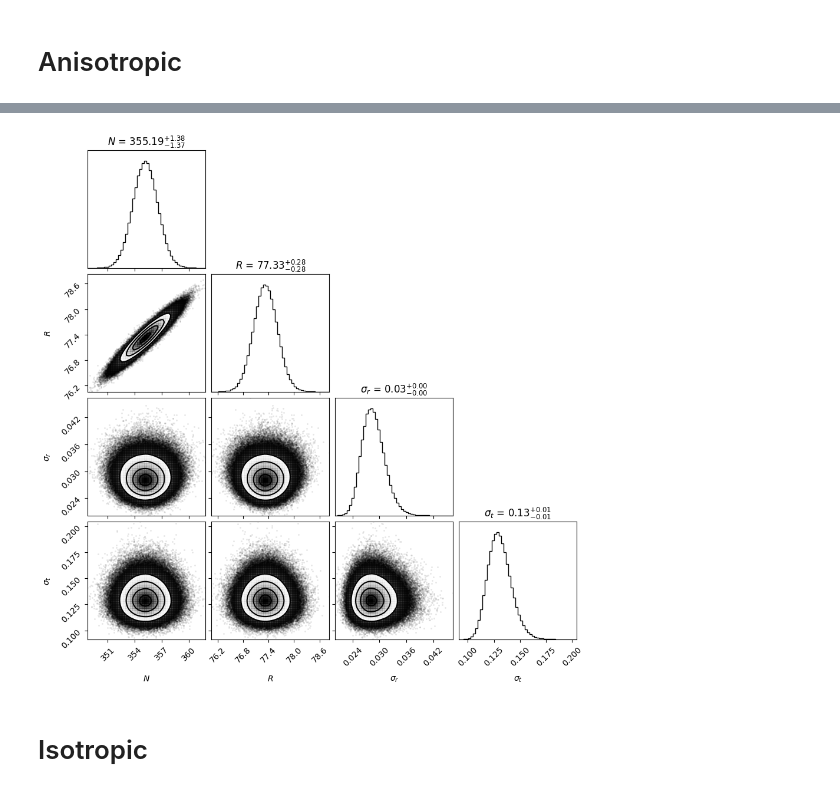
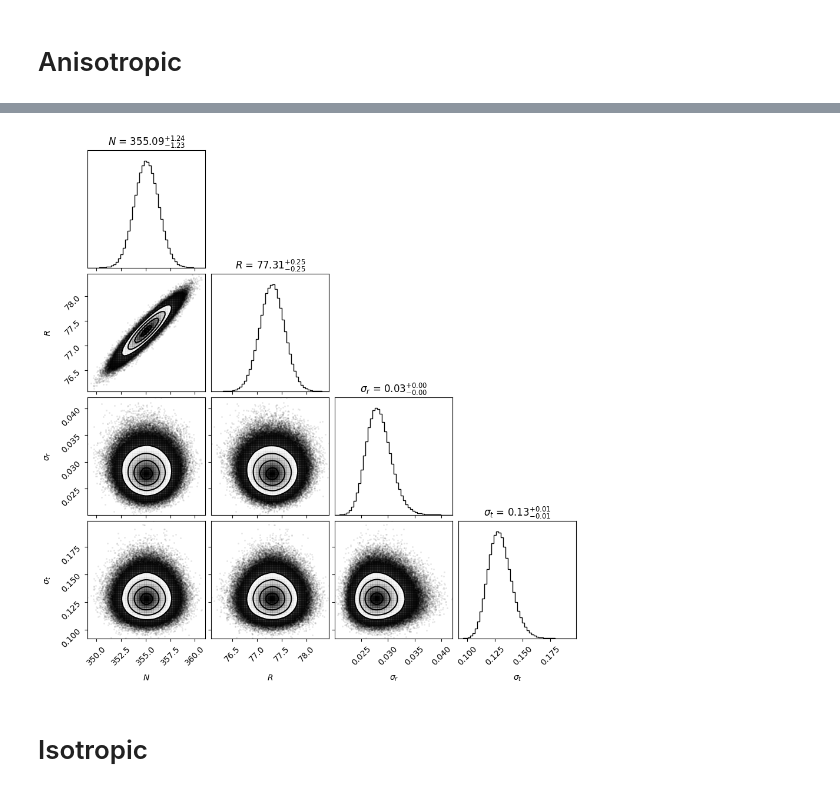
Before and after one commit to raunaq-rai/Antikythera_Mechanism_bayesian_analysis, a Jupyter notebook: main_notebook.ipynb, the cells around one changed output, grey strips where cells are left out. Drawn from its saved outputs; the diff is of its cells as text; code cells hidden in the pictures.

```diff
--- a/main_notebook.ipynb
+++ b/main_notebook.ipynb
@@ -951,14 +952,14 @@ def bayesian_hole_position_model(data, use_anisotropic=True):
     """
 
     # Universal Priors (Ring-level parameters)
-    N = numpyro.sample('N', dist.Uniform(340, 370))  # Uniform prior for N
-    R = numpyro.sample('R', dist.Uniform(65, 85))  # Uniform prior for R
+    N = numpyro.sample('N', dist.Normal(354.36707, 3.5))  # Uniform prior for N
+    R = numpyro.sample('R', dist.Normal(77.3, 1))  # Uniform prior for R
 
     if use_anisotropic:
-        sigma_r = numpyro.sample('sigma_r', dist.Uniform(0, 2))  # Uniform prior for sigma_r
-        sigma_t = numpyro.sample('sigma_t', dist.Uniform(0, 2))  # Uniform prior for sigma_t
+        sigma_r = numpyro.sample('sigma_r', dist.LogNormal(jnp.log(0.028), 0.25))  # std dev spans ~0.023–0.036
+        sigma_t = numpyro.sample('sigma_t', dist.LogNormal(jnp.log(0.13), 0.3))    # std dev spans ~0.105–0.165
     else:
-        sigma_iso = numpyro.sample('sigma', dist.Uniform(0, 2))  # Uniform prior for sigma
+        sigma_iso = numpyro.sample('sigma', dist.LogNormal(jnp.log(0.13), 0.45))  # broader prior for unknown case
 
     # Section-Specific Priors
     num_sections = len(data)  # Number of fractured sections in the dataset
@@ -983,14 +1004,14 @@ num_chains = 12  # Use all 12 CPU cores
 num_warmup = 10000  # Burn-in steps
 num_samples = 50000  # Total samples per chain
 
-nuts_kernel = NUTS(bayesian_hole_position_model, init_strategy=numpyro.infer.init_to_median)
+nuts_kernel_aniso = NUTS(bayesian_hole_position_model, init_strategy=numpyro.infer.init_to_median)
 
-mcmc = MCMC(nuts_kernel, num_warmup=num_warmup, num_samples=num_samples, num_chains=num_chains)
+mcmc_aniso = MCMC(nuts_kernel_aniso, num_warmup=num_warmup, num_samples=num_samples, num_chains=num_chains)
 
 key = jax.random.PRNGKey(0)
-mcmc.run(key, data_list, use_anisotropic=True)
+mcmc_aniso.run(key, data_list, use_anisotropic=True)
 
 # Print summary of MCMC results
-mcmc.print_summary()
+mcmc_aniso.print_summary()
 # %% [output]
                   mean       std    median      5.0%     95.0%     n_eff     r_hat
@@ -1027,26 +1048,26 @@ plt.show()
 # %%
 # Extract samples
-samples = mcmc.get_samples()
-posterior_samples = jnp.vstack((
-    samples['N'],
-    samples['R'],
-    samples['sigma_r'],
-    samples['sigma_t']
+samples_aniso = mcmc_aniso.get_samples()
+posterior_samples_aniso = jnp.vstack((
+    samples_aniso['N'],
+    samples_aniso['R'],
+    samples_aniso['sigma_r'],
+    samples_aniso['sigma_t']
 )).T
 
-posterior_samples_np = np.array(posterior_samples)
+posterior_samples_np_aniso = np.array(posterior_samples_aniso)
 
 # Generate Corner Plot
 fig = corner.corner(
-    posterior_samples_np,
+    posterior_samples_np_aniso,
     labels=[r'$N$', r'$R$', r'$\sigma_r$', r'$\sigma_t$'],
     show_titles=True,
     bins=50,
     smooth=1.0
 )
 plt.show()
 # %% [output]
-[figure, old version]
+[figure, new version]
 # %% [markdown]
 # Isotropic
 # %%
```
Also changed, not shown: parts of 13 cells of this notebook, 11 other files.
